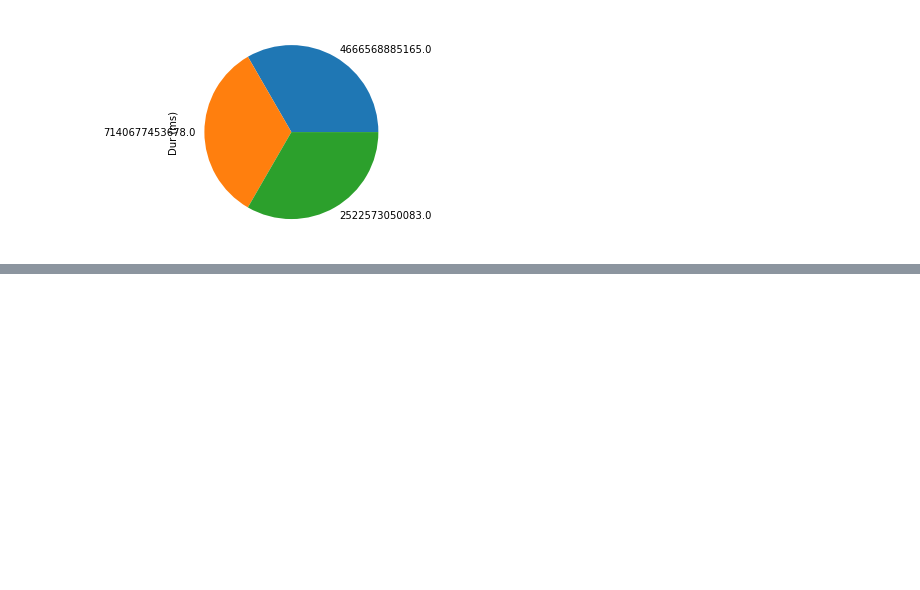
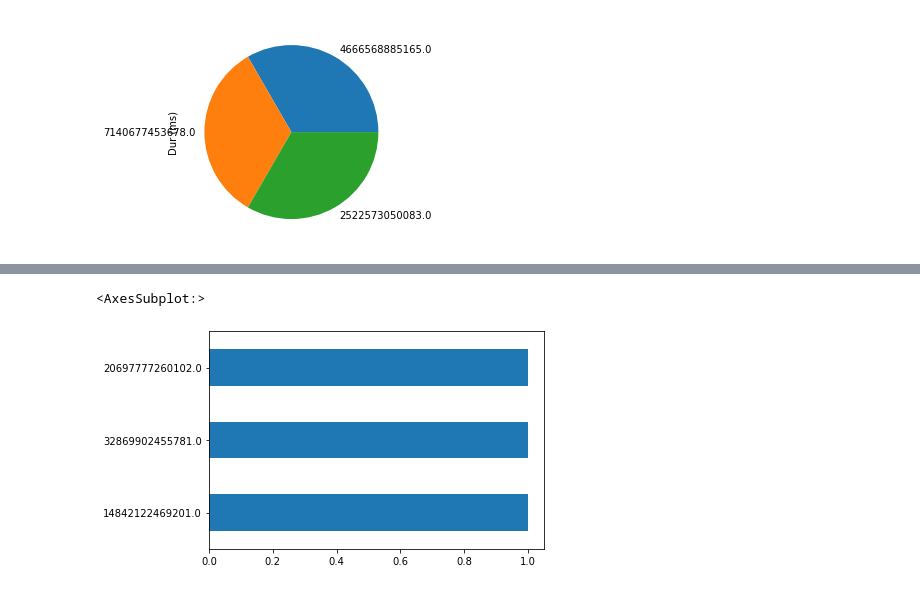
Before and after one commit to zelalemshiferaw/Telecommunication-Data-Analysis, a Jupyter notebook: notebooks/User Engagement Analysis.ipynb, the cells around one changed output, grey strips where cells are left out. Cells and saved outputs as stored; diff of their text form; code cells hidden in the pictures; blank space fills up the shorter version.

```diff
--- a/notebooks/User Engagement Analysis.ipynb
+++ b/notebooks/User Engagement Analysis.ipynb
@@ -313,0 +319,5 @@ total_of_clusters['Dur (ms)'].value_counts().plot(kind='pie')
+# %%
+total_of_clusters['Total Data Volume (Bytes)'].value_counts().plot(kind='barh')
+# %% [output]
+<AxesSubplot:>
+[figure, added]
```
Also changed, not shown: parts of 1 cell of this notebook, 1 other file.
